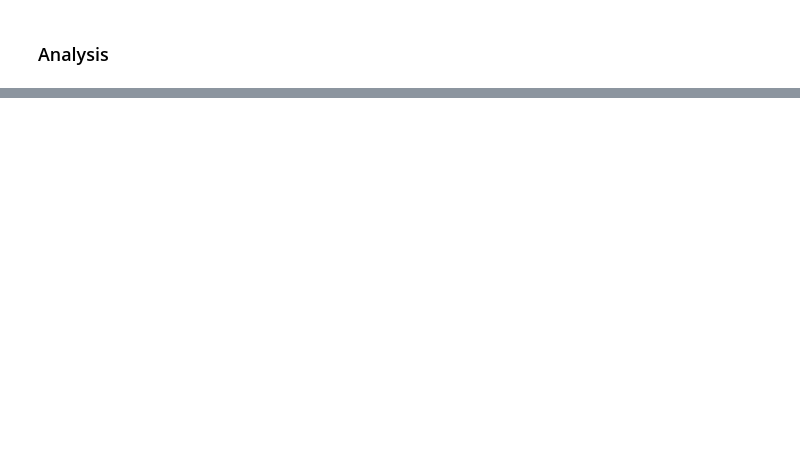
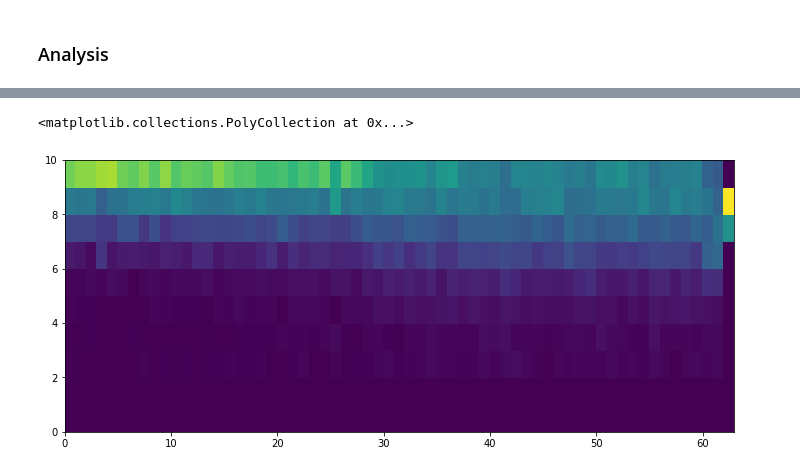
Before and after one commit to mghijs/COVID19-Model, a Jupyter notebook: notebooks/social_PROMIS_data.ipynb, the cells around one changed output, grey strips where cells are left out. Drawn from its saved outputs; the diff is of its cells as text; code cells hidden in the pictures; blank space fills up the shorter version.

```diff
--- a/notebooks/social_PROMIS_data.ipynb
+++ b/notebooks/social_PROMIS_data.ipynb
@@ -59,0 +114,19 @@ ax.tick_params(labelsize='large')
+# %%
+# histogram of motivation in every survey date(sd)
+# empty list
+sd_hist = []
+# variable to check
+var2check = 'vrijwillige_motivatie'
+for sd in np.unique(data_raw_motiv.StartDate):
+    sd_data = data_raw_motiv.loc[data_raw_motiv.StartDate==sd, var2check]
+    sd_hist.append(np.histogram(sd_data[~np.isnan(sd_data)], np.linspace(0,5,11, endpoint=True))[0]) #ignore NaNs
+# %%
+sd_array = np.array(sd_hist)
+sd_norm = sd_array / sd_array.sum(axis=1, keepdims=True)
+# %%
+fig, ax = plt.subplots(figsize=(12,5))
+ax.pcolor(np.transpose(sd_norm),)
+ax.set_yticklabels()
+# %% [output]
+<matplotlib.collections.PolyCollection at 0x...>
+[figure, added]
```
Also changed, not shown: parts of 11 cells of this notebook.
